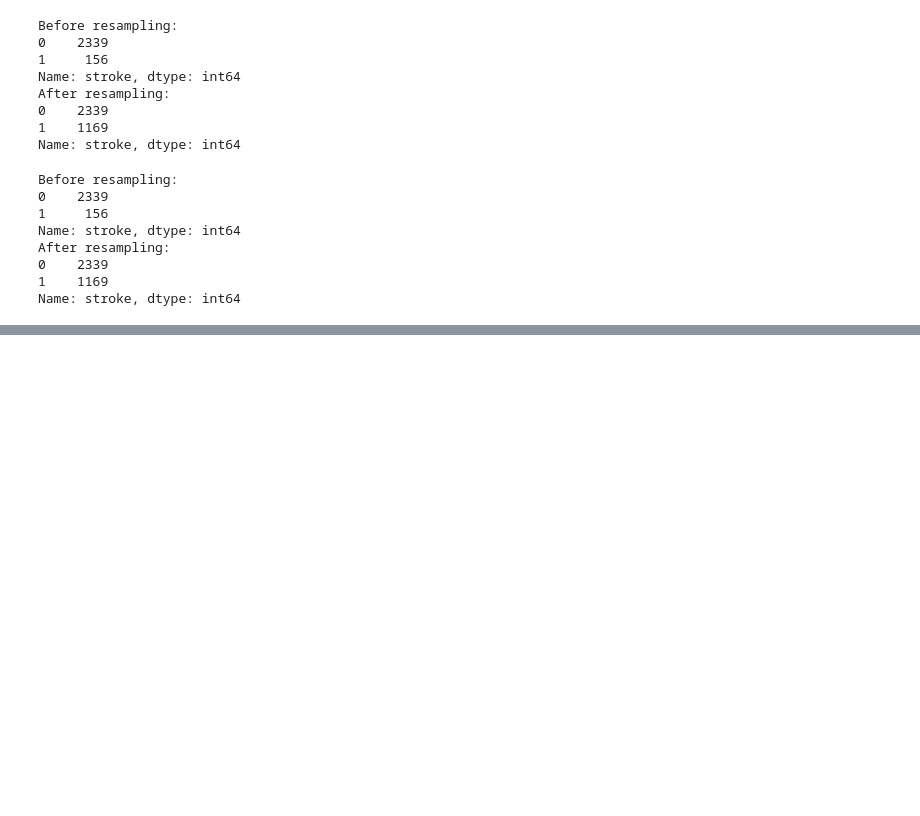
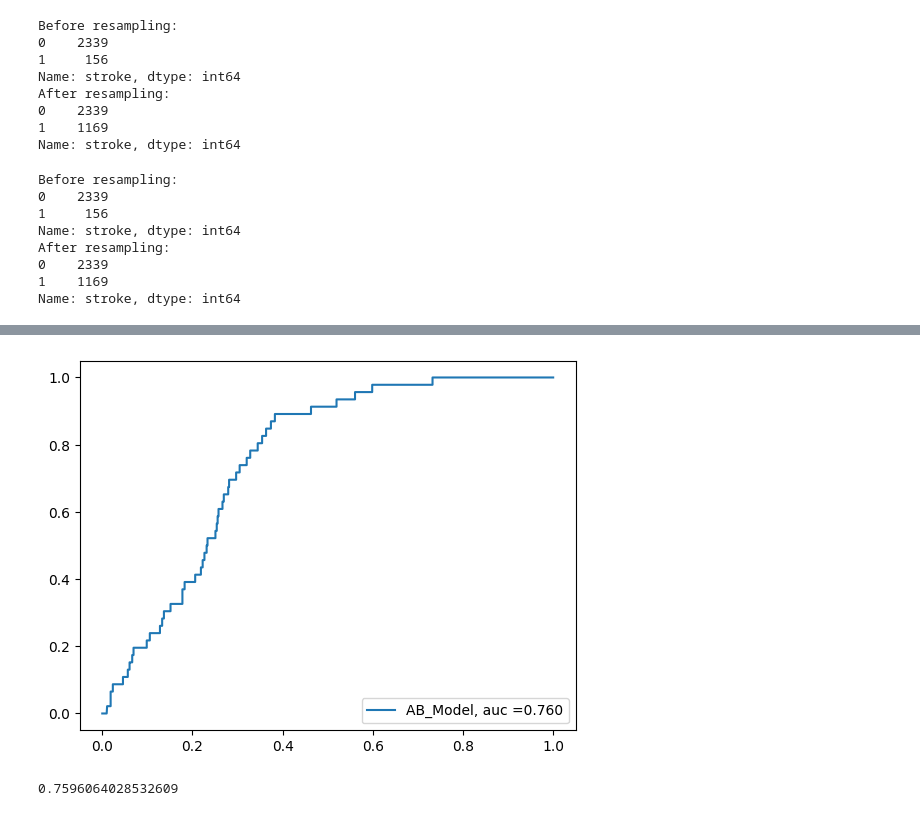
Before and after one commit to summerthia02/bt4222_project, a Jupyter notebook: BT4222.ipynb, the cells around one changed output, grey strips where cells are left out. Drawn from its saved outputs; the diff is of its cells as text; code cells hidden in the pictures; blank space fills up the shorter version.

```diff
--- a/BT4222.ipynb
+++ b/BT4222.ipynb
@@ -399,0 +532,15 @@ Name: stroke, dtype: int64
+# %%
+#plot roc curve
+import matplotlib.pyplot as plt
+# predicted probabilities of class 1
+by_pred_prob_goodAB = good_AB.predict_proba(X_test2)[:,1]
+fpr, tpr, _ = metrics.roc_curve(y_test2, by_pred_prob_goodAB)
+auc = metrics.roc_auc_score(y_test2, by_pred_prob_goodAB)
+plt.plot(fpr,tpr,label="AB_Model, auc ="+str("{:.3f}".format(auc)))
+plt.legend(loc=4)
+plt.show()
+ab_auc = auc
+ab_auc
+# %% [output]
+[figure, added]
+0.7596064028532609
```
Also changed, not shown: parts of 20 cells of this notebook.
